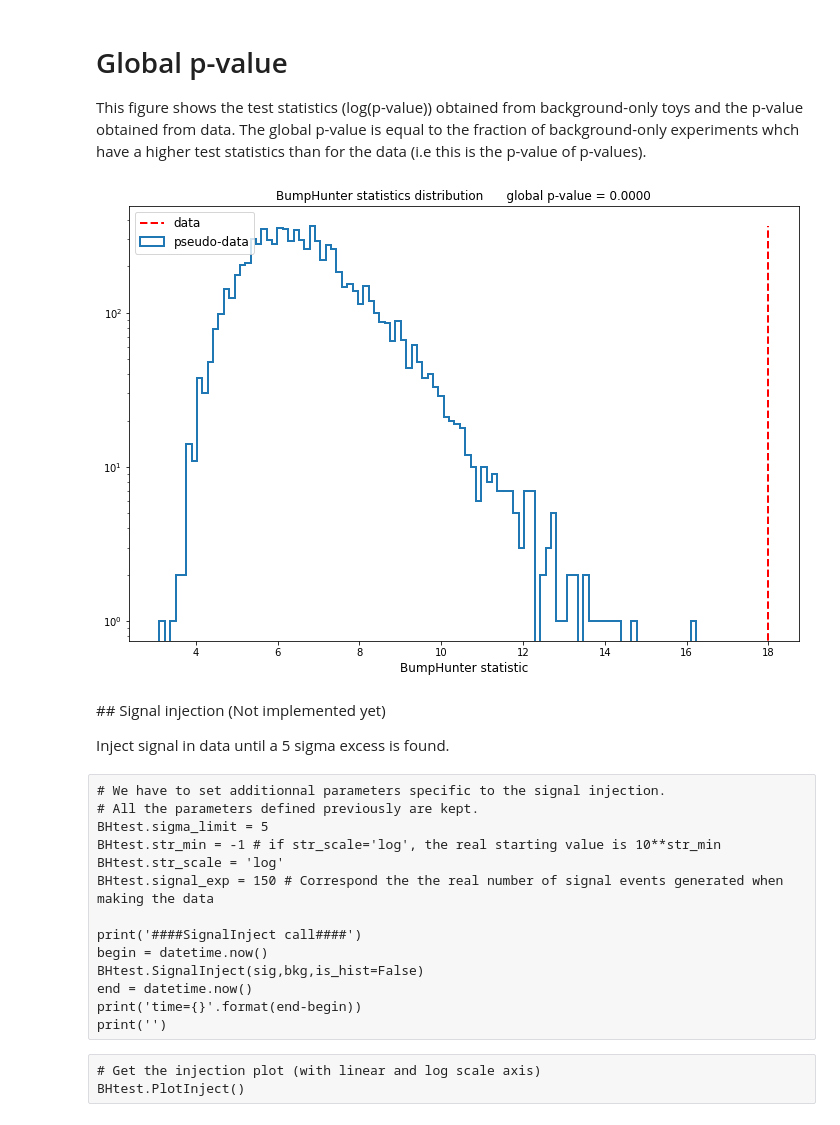
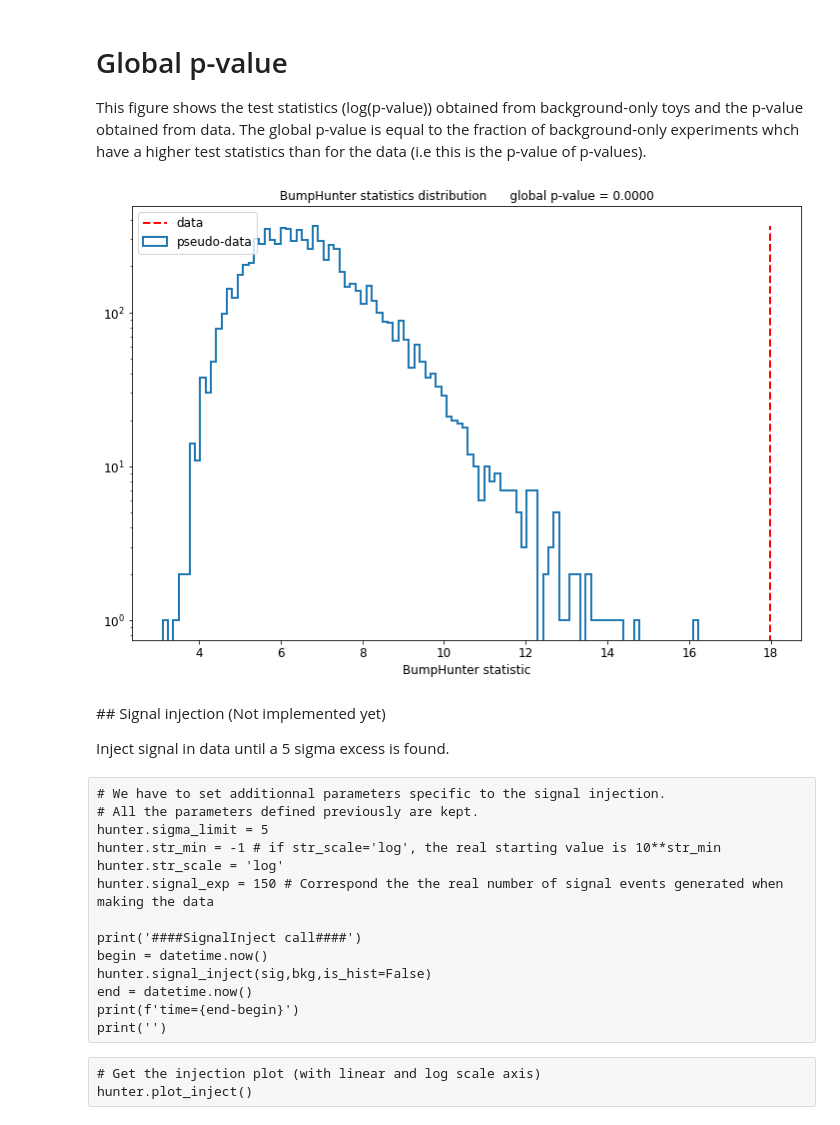
Before and after one commit to scikit-hep/pyBumpHunter, a Jupyter notebook: example/example2D.ipynb, the cells around one changed output. Saved outputs shown, nothing was run; the diff lists cells and outputs as text; code cells hidden in the pictures.

```diff
--- a/example/example2D.ipynb
+++ b/example/example2D.ipynb
@@ -60,13 +60,15 @@ The BumpHunter class provides all the methods required to "bump hunt" in ease.
 All the parameters and results are also stored in this object.
 # %%
 # Create a BumpHunter class instance
-BHtest = BH.BumpHunter2D(rang=rang,
-                         width_min=[2,2],
-                         width_max=[3,3],
-                         width_step=[1,1],
-                         scan_step=[1,1],
-                         bins = [20,20],
-                         Npe=8000,
-                         Nworker=1,
-                         seed=666)
+hunter = BH.BumpHunter2D(
+    rang=rang,
+    width_min=[2, 2],
+    width_max=[3, 3],
+    width_step=[1, 1],
+    scan_step=[1, 1],
+    bins=[20, 20],
+    npe=8000,
+    nworker=1,
+    seed=666,
+)
 # %% [markdown]
@@ -135,9 +131,9 @@ BHtest.PlotBump(data,bkg)
 
 This figure shows the test statistics (log(p-value)) obtained from background-only toys and the p-value obtained from data. The global p-value is equal to the fraction of background-only experiments whch have a higher test statistics than for the data (i.e this is the p-value of p-values).
 # %%
-BHtest.PlotBHstat(show_Pval=True)
+hunter.plot_stat(show_Pval=True)
 # %% [output]
-[figure, old version]
+[figure, new version]
 # %% [markdown]
 ## Signal injection  (Not implemented yet)
 
@@ -145,17 +141,17 @@ Inject signal in data until a 5 sigma excess is found.
 # %% [raw]
 # We have to set additionnal parameters specific to the signal injection.
 # All the parameters defined previously are kept.
-BHtest.sigma_limit = 5
-BHtest.str_min = -1 # if str_scale='log', the real starting value is 10**str_min
-BHtest.str_scale = 'log'
-BHtest.signal_exp = 150 # Correspond the the real number of signal events generated when making the data
+hunter.sigma_limit = 5
+hunter.str_min = -1 # if str_scale='log', the real starting value is 10**str_min
+hunter.str_scale = 'log'
+hunter.signal_exp = 150 # Correspond the the real number of signal events generated when making the data
 
 print('####SignalInject call####')
 begin = datetime.now()
-BHtest.SignalInject(sig,bkg,is_hist=False)
+hunter.signal_inject(sig,bkg,is_hist=False)
 end = datetime.now()
-print('time={}'.format(end-begin))
+print(f'time={end-begin}')
 print('')
 # %% [raw]
 # Get the injection plot (with linear and log scale axis)
-BHtest.PlotInject()
+hunter.plot_inject()
```
Also changed, not shown: parts of 7 cells of this notebook, 14 other files.
